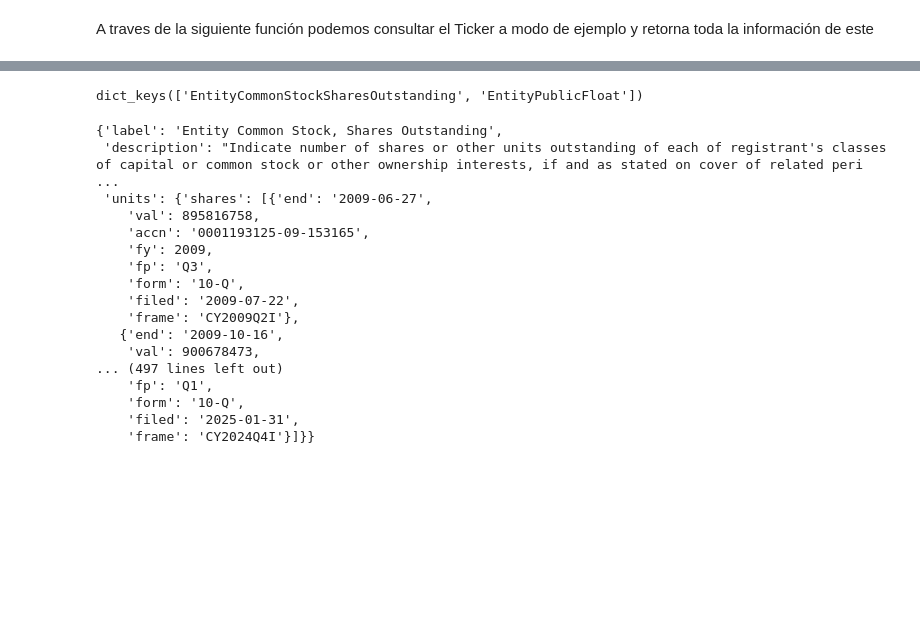
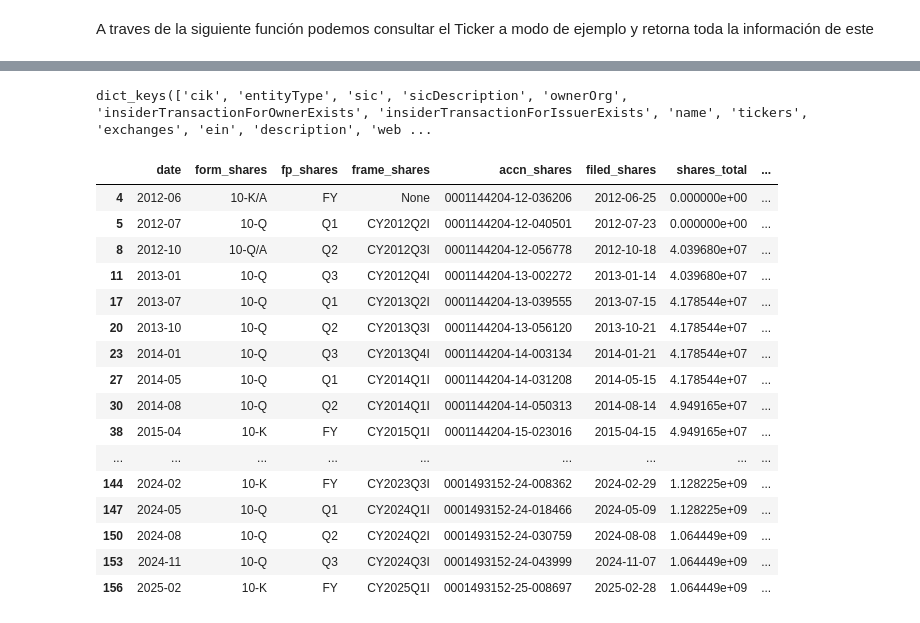
Before and after one commit to miguelcortes0999/edgar-fundamentals, a Jupyter notebook: notebooks/Introduction.ipynb, the cells around one changed output, grey strips where cells are left out. Saved outputs shown, nothing was run; the diff lists cells and outputs as text; code cells hidden in the pictures; blank space fills up the shorter version.

```diff
--- a/notebooks/Introduction.ipynb
+++ b/notebooks/Introduction.ipynb
@@ -112,24 +92,25 @@ len(PyConectionSEC.get_company_facts('AAPL')['dei'].keys())
 # %%
-PyConectionSEC.get_company_facts('AAPL')['dei'].keys()
+PyConectionSEC.ticker_company_metadata_cache.keys()
 # %% [output]
-dict_keys(['EntityCommonStockSharesOutstanding', 'EntityPublicFloat'])
+dict_keys(['cik', 'entityType', 'sic', 'sicDescription', 'ownerOrg', 'insiderTransactionForOwnerExists', 'insiderTransactionForIssuerExists', 'name', 'tickers', 'exchanges', 'ein', 'description', 'web ...
-# %%
-PyConectionSEC.get_company_facts('AAPL')['dei']['EntityCommonStockSharesOutstanding']
-# %% [output]
-{'label': 'Entity Common Stock, Shares Outstanding',
- 'description': "Indicate number of shares or other units outstanding of each of registrant's classes of capital or common stock or other ownership interests, if and as stated on cover of related peri ...
- 'units': {'shares': [{'end': '2009-06-27',
-    'val': 895816758,
-    'accn': '0001193125-09-153165',
-    'fy': 2009,
-    'fp': 'Q3',
-    'form': '10-Q',
-    'filed': '2009-07-22',
-    'frame': 'CY2009Q2I'},
-   {'end': '2009-10-16',
-    'val': 900678473,
-... (497 lines left out)
-    'fp': 'Q1',
-    'form': '10-Q',
-    'filed': '2025-01-31',
-    'frame': 'CY2024Q4I'}]}}
+# %%
+df_shares = PyConectionSEC.get_company_shares(ticker)
+df_shares
+# %% [output]
+|  | date | form_shares | fp_shares | frame_shares | accn_shares | filed_shares | shares_total | ... |
+| 4 | 2012-06 | 10-K/A | FY | None | 0001144204-12-036206 | 2012-06-25 | 0.000000e+00 | ... |
+| 5 | 2012-07 | 10-Q | Q1 | CY2012Q2I | 0001144204-12-040501 | 2012-07-23 | 0.000000e+00 | ... |
+| 8 | 2012-10 | 10-Q/A | Q2 | CY2012Q3I | 0001144204-12-056778 | 2012-10-18 | 4.039680e+07 | ... |
+| 11 | 2013-01 | 10-Q | Q3 | CY2012Q4I | 0001144204-13-002272 | 2013-01-14 | 4.039680e+07 | ... |
+| 17 | 2013-07 | 10-Q | Q1 | CY2013Q2I | 0001144204-13-039555 | 2013-07-15 | 4.178544e+07 | ... |
+| 20 | 2013-10 | 10-Q | Q2 | CY2013Q3I | 0001144204-13-056120 | 2013-10-21 | 4.178544e+07 | ... |
+| 23 | 2014-01 | 10-Q | Q3 | CY2013Q4I | 0001144204-14-003134 | 2014-01-21 | 4.178544e+07 | ... |
+| 27 | 2014-05 | 10-Q | Q1 | CY2014Q1I | 0001144204-14-031208 | 2014-05-15 | 4.178544e+07 | ... |
+| 30 | 2014-08 | 10-Q | Q2 | CY2014Q1I | 0001144204-14-050313 | 2014-08-14 | 4.949165e+07 | ... |
+| 38 | 2015-04 | 10-K | FY | CY2015Q1I | 0001144204-15-023016 | 2015-04-15 | 4.949165e+07 | ... |
+| ... | ... | ... | ... | ... | ... | ... | ... | ... |
+| 144 | 2024-02 | 10-K | FY | CY2023Q3I | 0001493152-24-008362 | 2024-02-29 | 1.128225e+09 | ... |
+| 147 | 2024-05 | 10-Q | Q1 | CY2024Q1I | 0001493152-24-018466 | 2024-05-09 | 1.128225e+09 | ... |
+| 150 | 2024-08 | 10-Q | Q2 | CY2024Q2I | 0001493152-24-030759 | 2024-08-08 | 1.064449e+09 | ... |
+| 153 | 2024-11 | 10-Q | Q3 | CY2024Q3I | 0001493152-24-043999 | 2024-11-07 | 1.064449e+09 | ... |
+| 156 | 2025-02 | 10-K | FY | CY2025Q1I | 0001493152-25-008697 | 2025-02-28 | 1.064449e+09 | ... |
```
Also changed, not shown: parts of 21 cells of this notebook, 2 other files.
